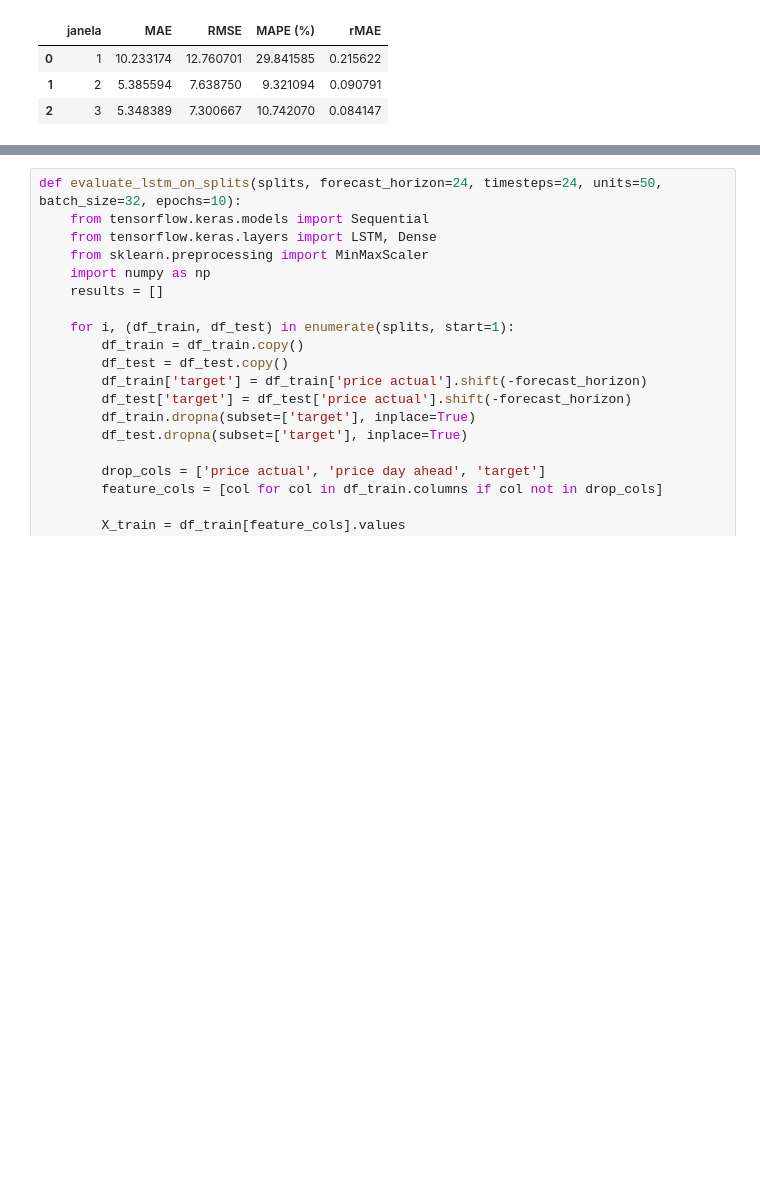
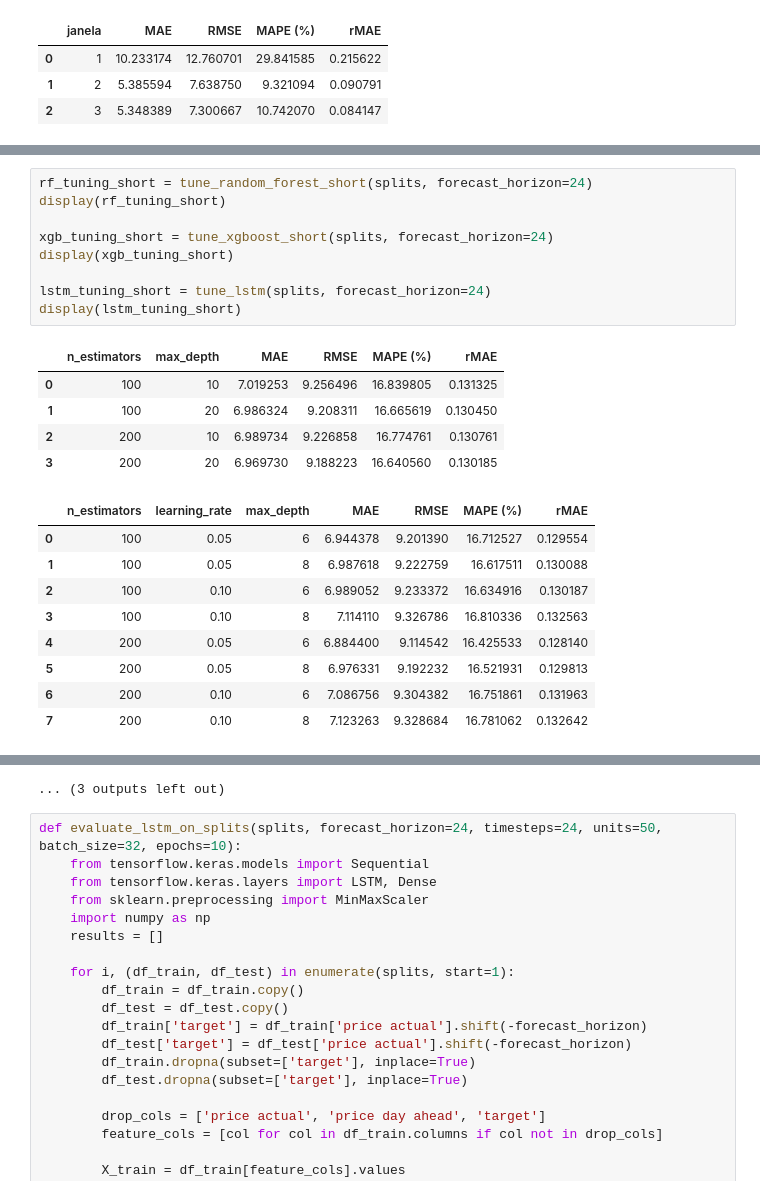
Before and after one commit to GoncaloPereira1201500/DIMEI, a Jupyter notebook: ModelsTrainingAndForecasting.ipynb, the cells around one changed output, grey strips where cells are left out. Cells and saved outputs as stored; diff of their text form; blank space fills up the shorter version.

```diff
--- a/ModelsTrainingAndForecasting.ipynb
+++ b/ModelsTrainingAndForecasting.ipynb
@@ -767,0 +905,24 @@ display(df_xgb_short)
+# %%
+rf_tuning_short = tune_random_forest_short(splits, forecast_horizon=24)
+display(rf_tuning_short)
+
+xgb_tuning_short = tune_xgboost_short(splits, forecast_horizon=24)
+display(xgb_tuning_short)
+
+lstm_tuning_short = tune_lstm(splits, forecast_horizon=24)
+display(lstm_tuning_short)
+# %% [output]
+|  | n_estimators | max_depth | MAE | RMSE | MAPE (%) | rMAE |
+| 0 | 100 | 10 | 7.019253 | 9.256496 | 16.839805 | 0.131325 |
+| 1 | 100 | 20 | 6.986324 | 9.208311 | 16.665619 | 0.130450 |
+| 2 | 200 | 10 | 6.989734 | 9.226858 | 16.774761 | 0.130761 |
+| 3 | 200 | 20 | 6.969730 | 9.188223 | 16.640560 | 0.130185 |
+|  | n_estimators | learning_rate | max_depth | MAE | RMSE | MAPE (%) | rMAE |
+| 0 | 100 | 0.05 | 6 | 6.944378 | 9.201390 | 16.712527 | 0.129554 |
+| 1 | 100 | 0.05 | 8 | 6.987618 | 9.222759 | 16.617511 | 0.130088 |
+| 2 | 100 | 0.10 | 6 | 6.989052 | 9.233372 | 16.634916 | 0.130187 |
+| 3 | 100 | 0.10 | 8 | 7.114110 | 9.326786 | 16.810336 | 0.132563 |
+| 4 | 200 | 0.05 | 6 | 6.884400 | 9.114542 | 16.425533 | 0.128140 |
+| 5 | 200 | 0.05 | 8 | 6.976331 | 9.192232 | 16.521931 | 0.129813 |
+| 6 | 200 | 0.10 | 6 | 7.086756 | 9.304382 | 16.751861 | 0.131963 |
+| 7 | 200 | 0.10 | 8 | 7.123263 | 9.328684 | 16.781062 | 0.132642 |
@@ -768,3 +939,4 @@ display(df_xgb_short)
+... (3 outputs left out)
 # %%
 def evaluate_lstm_on_splits(splits, forecast_horizon=24, timesteps=24, units=50, batch_size=32, epochs=10):
     from tensorflow.keras.models import Sequential
```
Also changed, not shown: parts of 14 cells of this notebook, 11 other files.
